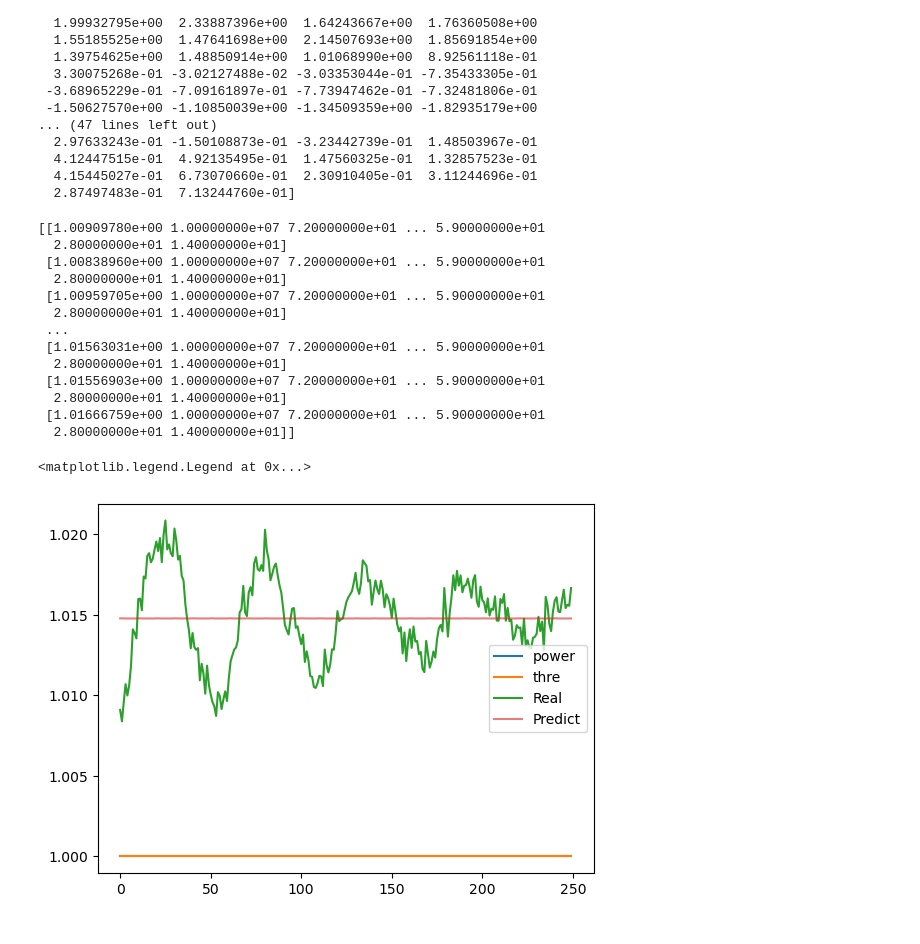
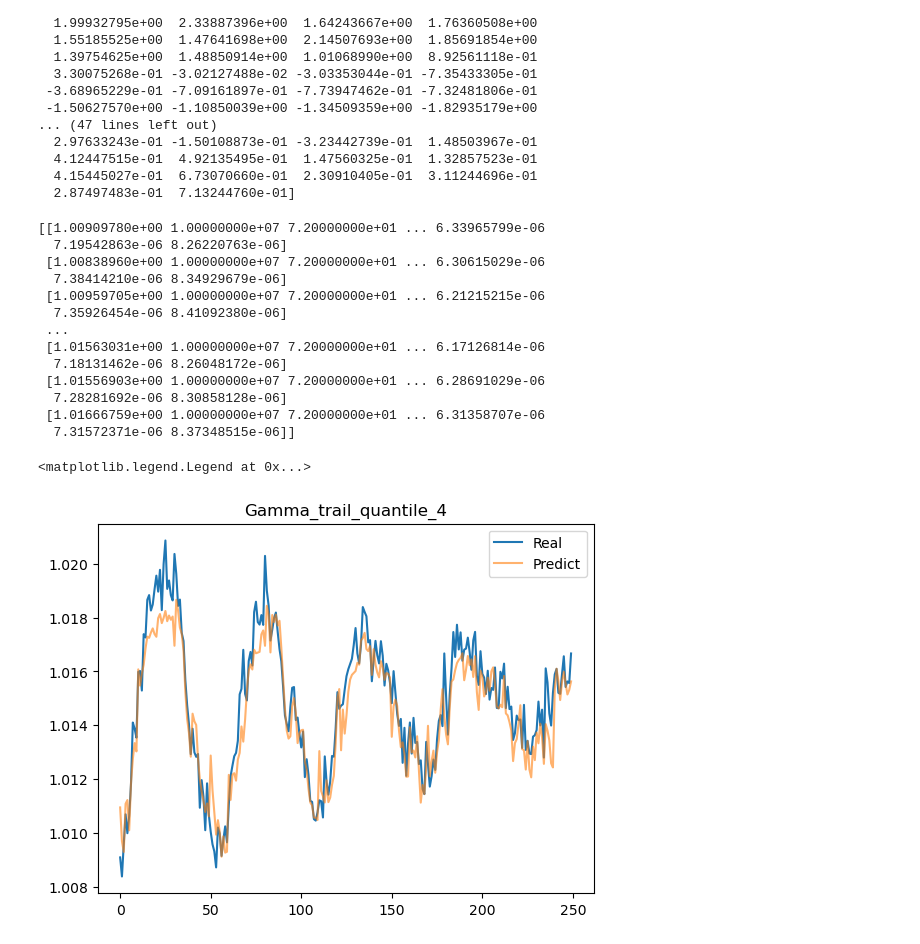
Before and after one commit to ChangyiYang/SimpleLSTM, a Jupyter notebook: Gamma_training.ipynb, the cells around one changed output. Drawn from its saved outputs; the diff is of its cells as text; code cells hidden in the pictures.

Commit message:
quantile finished

```diff
--- a/Gamma_training.ipynb
+++ b/Gamma_training.ipynb
@@ -12,12 +12,13 @@ from sklearn.preprocessing import StandardScaler
 # %%
 sequence_length = 10
 batch_size = 16
-test_file_name = "Gamma_Final_bins_10.csv"
-train_file_name = "Gamma_Final_bins_10.csv"
+num = 4
+test_file_name = f"Gamma_Final_quantile_{num}.csv"
+train_file_name = f"Gamma_Final_quantile_{num}.csv"
 
 # test_file_name = "Cs_Xe_shuffle_training.csv"
 # train_file_name = "Cs_Xe_shuffle_testing.csv"
-model_name = 'Gamma_trail_bins_10'
+model_name = f'Gamma_trail_quantile_{num}'
 # %% [markdown]
 # Read the data and do the standarlize
 # %%
@@ -163,7 +164,9 @@ def eval(data, batch_size, sequence_length):
     tensor2 = torch.tensor(true_labels)
     test_loss = loss(tensor1, tensor2)
     print(test_loss)
+
     plt.figure()
+    plt.title(model_name)
     plt.xlabel('Timestamp')
     plt.ylabel('Keff')
     plt.plot(true_labels, label="Real")
@@ -225,36 +228,37 @@ print(all_labels)
 # %%
 # change to the original unit
 true_labels = all_labels
 predictions = predictions
 X = hard_run_dataset.unshaped_data
 
 result_y = np.append(true_labels.reshape(-1,1),X, axis=1)
 result_predict = np.append(predictions.reshape(-1,1),X,  axis=1)
 
 y = hard_ss.inverse_transform(result_y)
 print(y)
 predict = hard_ss.inverse_transform(result_predict)
 
 plt.figure()
 # plt.ylim((0.8,1.1))
-plt.plot(y[:,1]/max(y[:,1]), label = "power")
-plt.plot(y[:,2]/max(y[:,2]), label = "thre")
+# plt.plot(y[:,1]/max(y[:,1]), label = "power")
+# plt.plot(y[:,2]/max(y[:,2]), label = "thre")
 plt.plot(y[:,0], label = "Real")
 plt.plot(predict[:,0], label = "Predict", alpha = 0.6)
+plt.title(model_name)
 plt.legend()
 # %% [output]
-[[1.00909780e+00 1.00000000e+07 7.20000000e+01 ... 5.90000000e+01
-  2.80000000e+01 1.40000000e+01]
- [1.00838960e+00 1.00000000e+07 7.20000000e+01 ... 5.90000000e+01
-  2.80000000e+01 1.40000000e+01]
- [1.00959705e+00 1.00000000e+07 7.20000000e+01 ... 5.90000000e+01
-  2.80000000e+01 1.40000000e+01]
+[[1.00909780e+00 1.00000000e+07 7.20000000e+01 ... 6.33965799e-06
+  7.19542863e-06 8.26220763e-06]
+ [1.00838960e+00 1.00000000e+07 7.20000000e+01 ... 6.30615029e-06
+  7.38414210e-06 8.34929679e-06]
+ [1.00959705e+00 1.00000000e+07 7.20000000e+01 ... 6.21215215e-06
+  7.35926454e-06 8.41092380e-06]
  ...
- [1.01563031e+00 1.00000000e+07 7.20000000e+01 ... 5.90000000e+01
-  2.80000000e+01 1.40000000e+01]
- [1.01556903e+00 1.00000000e+07 7.20000000e+01 ... 5.90000000e+01
-  2.80000000e+01 1.40000000e+01]
- [1.01666759e+00 1.00000000e+07 7.20000000e+01 ... 5.90000000e+01
-  2.80000000e+01 1.40000000e+01]]
+ [1.01563031e+00 1.00000000e+07 7.20000000e+01 ... 6.17126814e-06
+  7.18131462e-06 8.26048172e-06]
+ [1.01556903e+00 1.00000000e+07 7.20000000e+01 ... 6.28691029e-06
+  7.28281692e-06 8.30858128e-06]
+ [1.01666759e+00 1.00000000e+07 7.20000000e+01 ... 6.31358707e-06
+  7.31572371e-06 8.37348515e-06]]
 <matplotlib.legend.Legend at 0x...>
-[figure, old version]
+[figure, new version]
```
Also changed, not shown: parts of 4 cells of this notebook, 8 other files.
